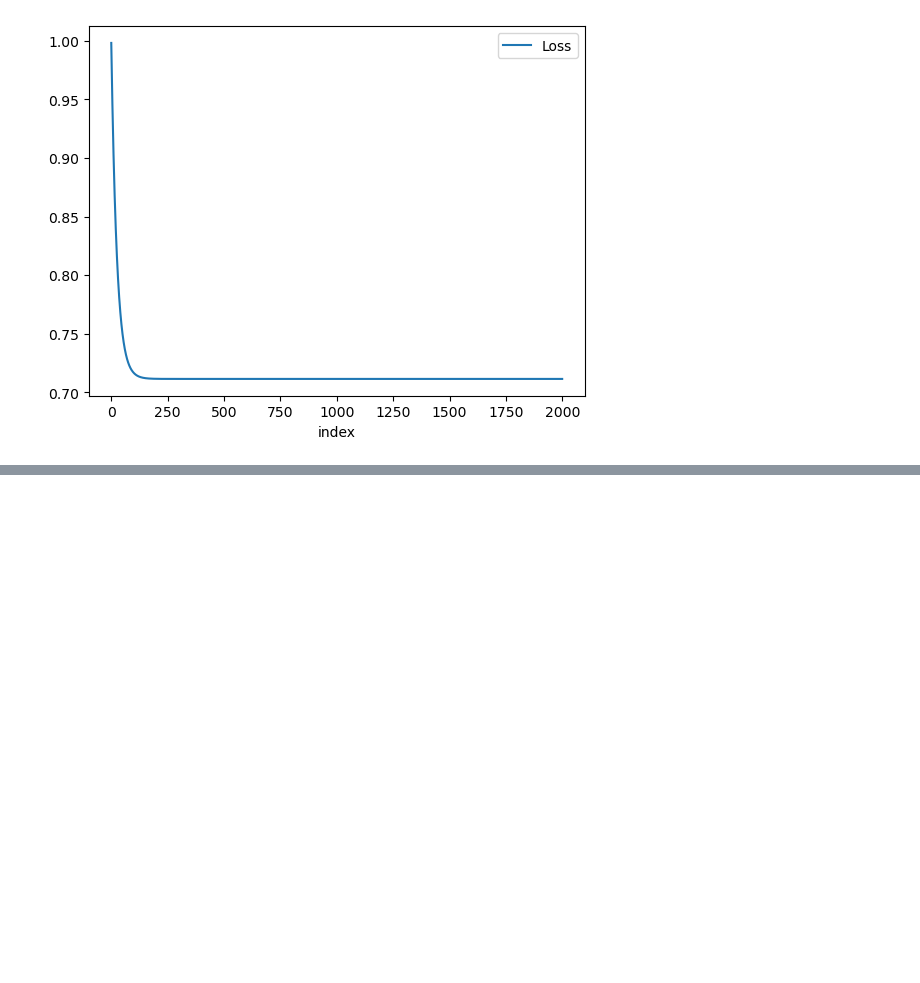
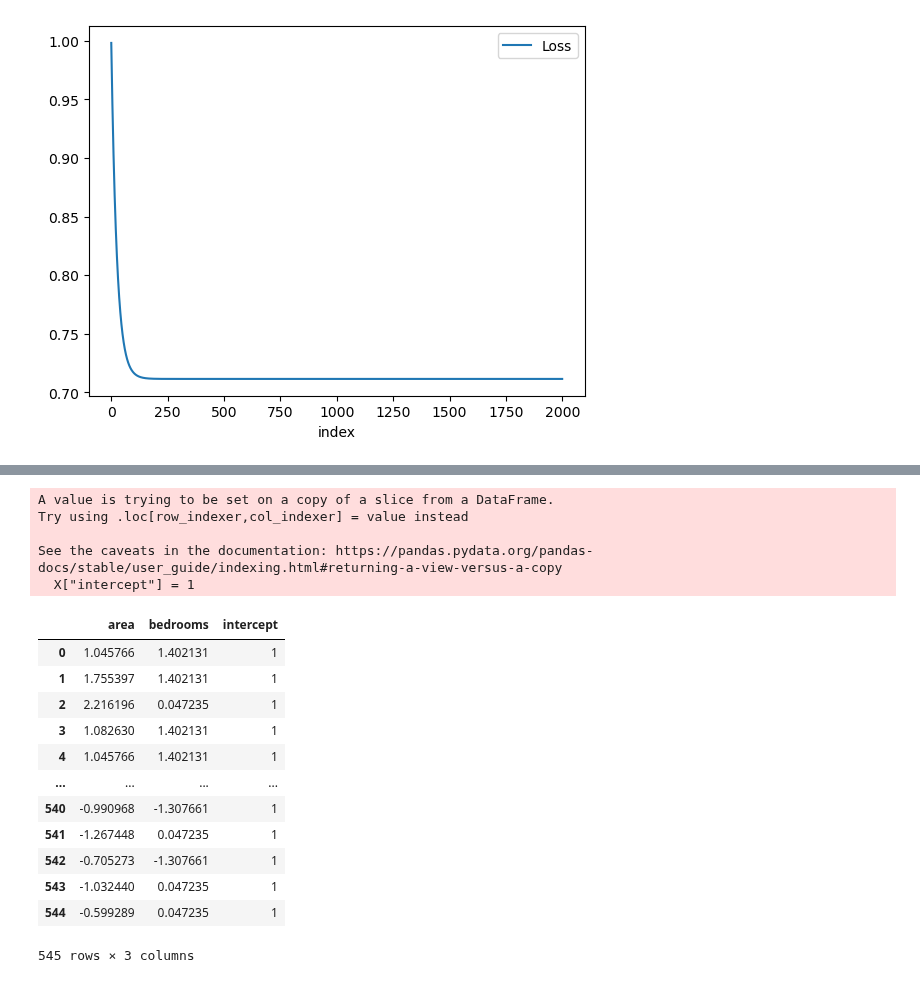
Before and after one commit to HayBeeCoder/ai, a Jupyter notebook: dl-with-real-life-projects-coursera/gradient descent.ipynb, the cells around one changed output, grey strips where cells are left out. Saved outputs shown, nothing was run; the diff lists cells and outputs as text; code cells hidden in the pictures; blank space fills up the shorter version.

```diff
--- a/dl-with-real-life-projects-coursera/gradient descent.ipynb
+++ b/dl-with-real-life-projects-coursera/gradient descent.ipynb
@@ -252,0 +255,4 @@ gradient.reset_index().plot.line(x="index", y = "Loss")
+# %%
+X = housing_df_std[["area", "bedrooms"]]
+
+y = housing_df_std["price"]
@@ -252,0 +275,24 @@ gradient.reset_index().plot.line(x="index", y = "Loss")
+# %%
+X["intercept"] = 1
+# %% [output]
+A value is trying to be set on a copy of a slice from a DataFrame.
+Try using .loc[row_indexer,col_indexer] = value instead
+
+See the caveats in the documentation: https://pandas.pydata.org/pandas-docs/stable/user_guide/indexing.html#returning-a-view-versus-a-copy
+  X["intercept"] = 1
+# %%
+X
+# %% [output]
+|  | area | bedrooms | intercept |
+| 0 | 1.045766 | 1.402131 | 1 |
+| 1 | 1.755397 | 1.402131 | 1 |
+| 2 | 2.216196 | 0.047235 | 1 |
+| 3 | 1.082630 | 1.402131 | 1 |
+| 4 | 1.045766 | 1.402131 | 1 |
+| ... | ... | ... | ... |
+| 540 | -0.990968 | -1.307661 | 1 |
+| 541 | -1.267448 | 0.047235 | 1 |
+| 542 | -0.705273 | -1.307661 | 1 |
+| 543 | -1.032440 | 0.047235 | 1 |
+| 544 | -0.599289 | 0.047235 | 1 |
+545 rows × 3 columns
```
Also changed, not shown: parts of 7 cells of this notebook.
